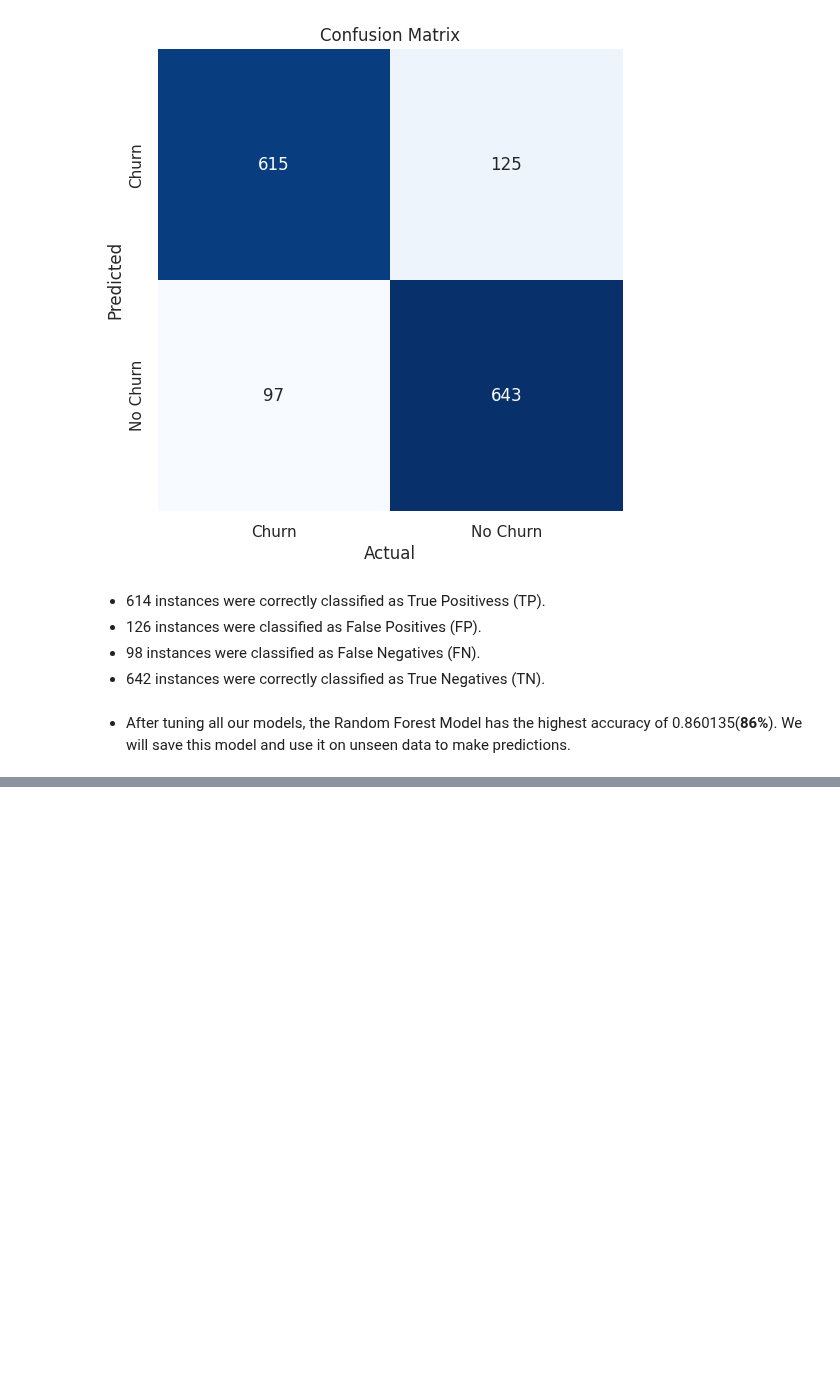
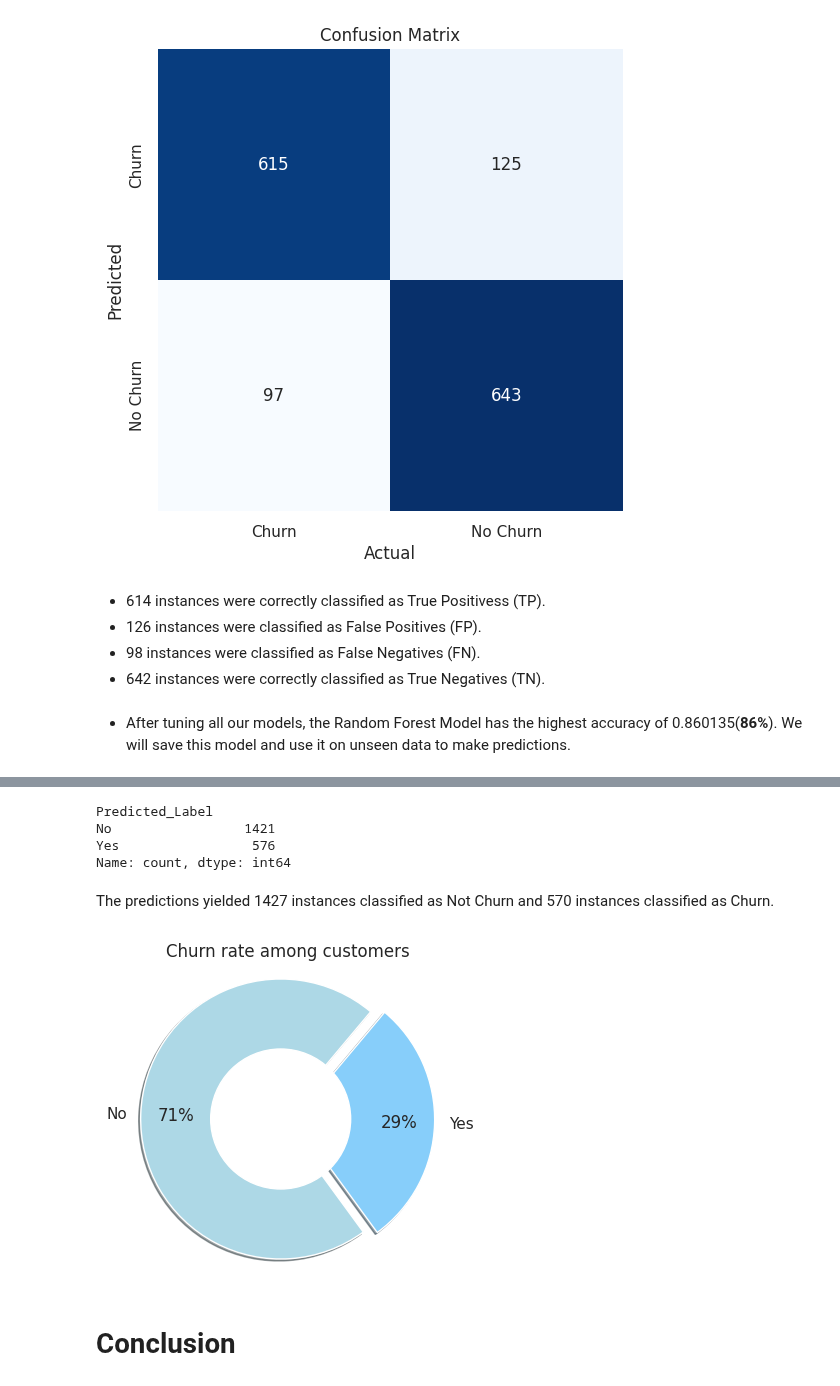
Before and after one commit to OAtulA/customer-churn-prediction, a Jupyter notebook: Project_notebook.ipynb, the cells around one changed output, grey strips where cells are left out. Cells and saved outputs as stored; diff of their text form; code cells hidden in the pictures; blank space fills up the shorter version.

Commit message:
feat: add predictions, trained RF model, and update notebook with evaluation

```diff
--- a/Project_notebook.ipynb
+++ b/Project_notebook.ipynb
@@ -2050,0 +2136,2 @@ plt.show()
+# %%
+test.columns =test.columns.str.replace('onehotencoder__', '')
@@ -2050,0 +2166,15 @@ plt.show()
+# %%
+# Load the model
+loaded_model = load('Toolkit/Random Forest Classifier.joblib')
+
+# Predict the labels on the preprocessed test data using the trained model
+predictions = loaded_model.predict(test)
+
+# Create a DataFrame to store the predictions
+predictions_df = pd.DataFrame(predictions, columns=['Predicted_Label'])
+
+predictions_df['customer_id'] = customerID.reset_index(drop=True)
+
+predictions_df.set_index('customer_id', inplace=True)
+
+predictions_df.head()
@@ -2050,0 +2191,37 @@ plt.show()
+# %%
+# Map the numerical predictions to 'no' and 'yes'
+predictions_df['Predicted_Label'] = predictions_df['Predicted_Label'].map({0: 'No', 1: 'Yes'})
+
+# predictions_df['customerID'] = customerID
+
+predictions_df.value_counts()
+# %% [output]
+Predicted_Label
+No                 1421
+Yes                 576
+Name: count, dtype: int64
+# %% [markdown]
+The predictions yielded 1427 instances classified as Not Churn and 570 instances classified as Churn.
+# %%
+label_counts = predictions_df['Predicted_Label'].value_counts()
+
+# Convert the counts to numeric values
+count_values = label_counts.values
+
+# Create a pie chart using pyplot to visulaize churn rate
+
+plt.figure(figsize=(4, 4))
+
+plt.pie(count_values, labels=label_counts.index, colors=['LightBlue','LightSkyBlue'], startangle=50, shadow=True, radius=2,
+     explode=(0,0.2),autopct='%1.0f%%', pctdistance=0.75 ,  )
+Circle=plt.Circle((0,0), 1, color='white')
+c= plt.gcf()
+
+c.gca().add_artist(Circle)
+plt.axis('equal')  # Equal aspect ratio ensures that the pie chart is drawn as a circle.
+plt.title('Churn rate among customers')
+plt.show()
+# %% [output]
+[figure, added]
+# %% [markdown]
+# Conclusion
```
Also changed, not shown: parts of 22 cells of this notebook, 2 other files.
